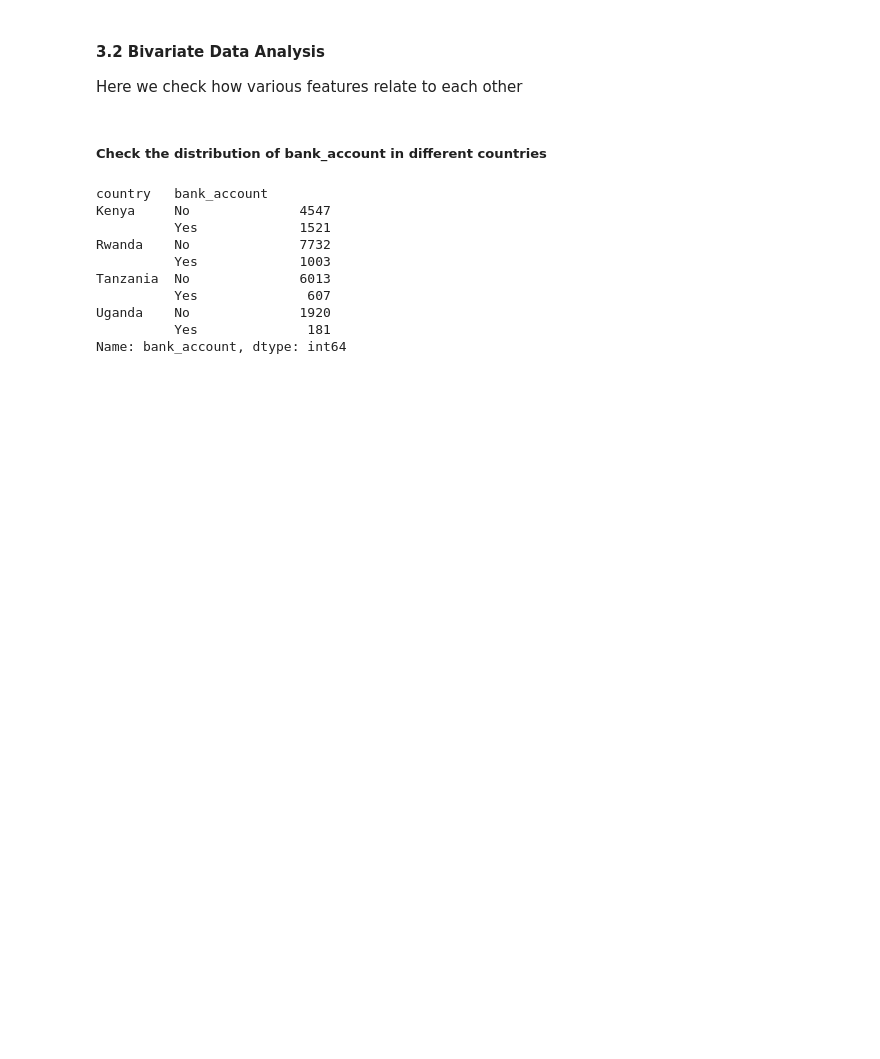
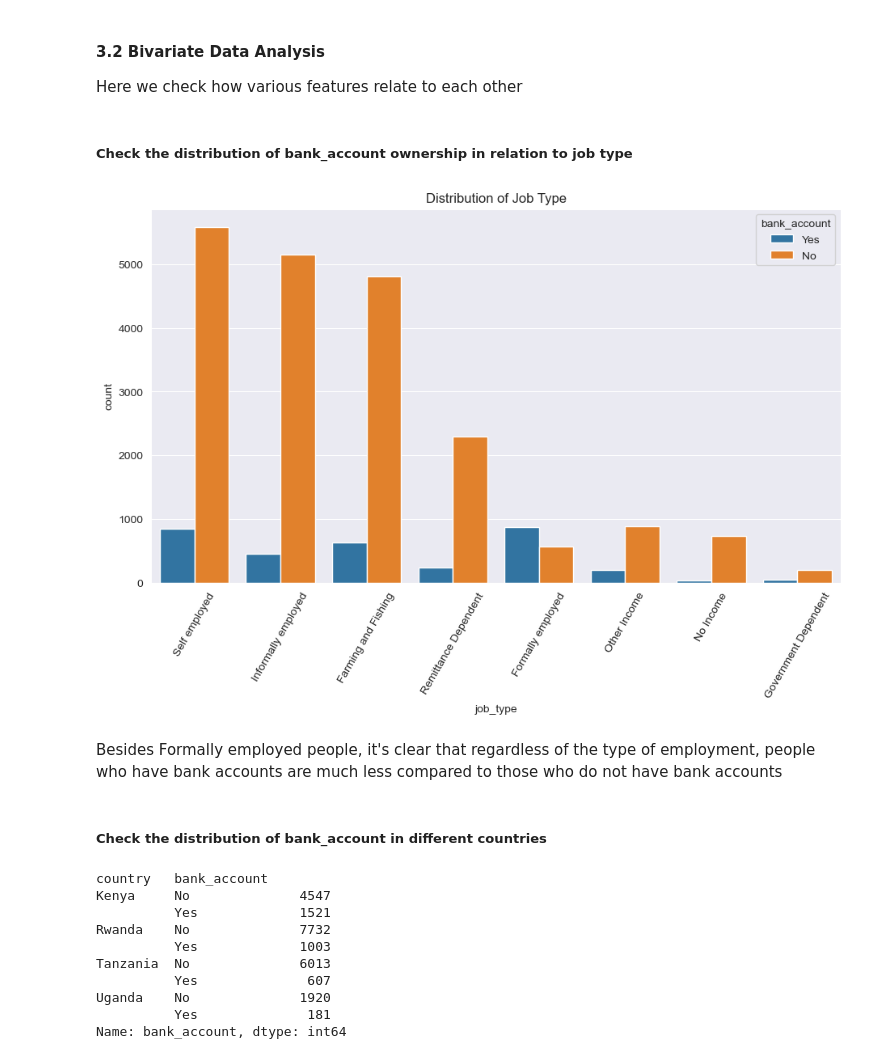
Before and after one commit to penina26/financial-inclusion-africa, a Jupyter notebook: index.ipynb, the cells around one changed output. Drawn from its saved outputs; the diff is of its cells as text; code cells hidden in the pictures; blank space fills up the shorter version.

```diff
--- a/index.ipynb
+++ b/index.ipynb
@@ -427,6 +463,18 @@ We notice that most people have a household size of between 1 and 7 , 2 is the h
 #### 3.2 Bivariate Data Analysis
 
 Here we check how various features relate to each other
+# %% [markdown]
+##### Check the distribution of bank_account ownership in relation to job type
+# %%
+#plot the distribution of bank_account ownership in relation to job type
+plt.figure(figsize=(11,6))
+sns.countplot(data=train, x='job_type', hue="bank_account", order=train['job_type'].value_counts().index)
+plt.xticks(rotation='60')
+plt.title("Distribution of Job Type");
+# %% [output]
+[figure, added]
+# %% [markdown]
+Besides Formally employed people, it's clear that regardless of the type of employment, people who have bank accounts are much less compared to those who do not have bank accounts
 # %% [markdown]
 ##### Check the distribution of bank_account in different countries
 # %%
```
Also changed, not shown: parts of 40 cells of this notebook.
